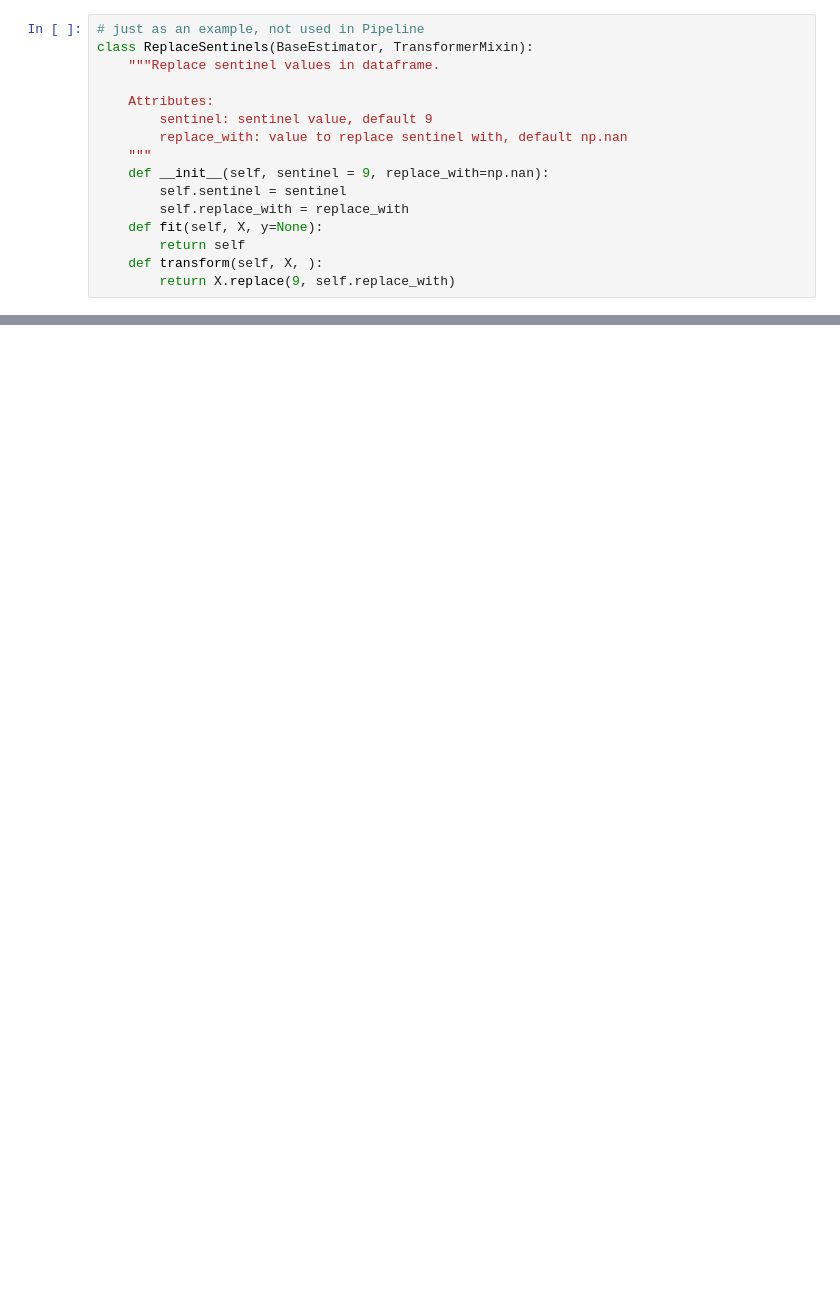
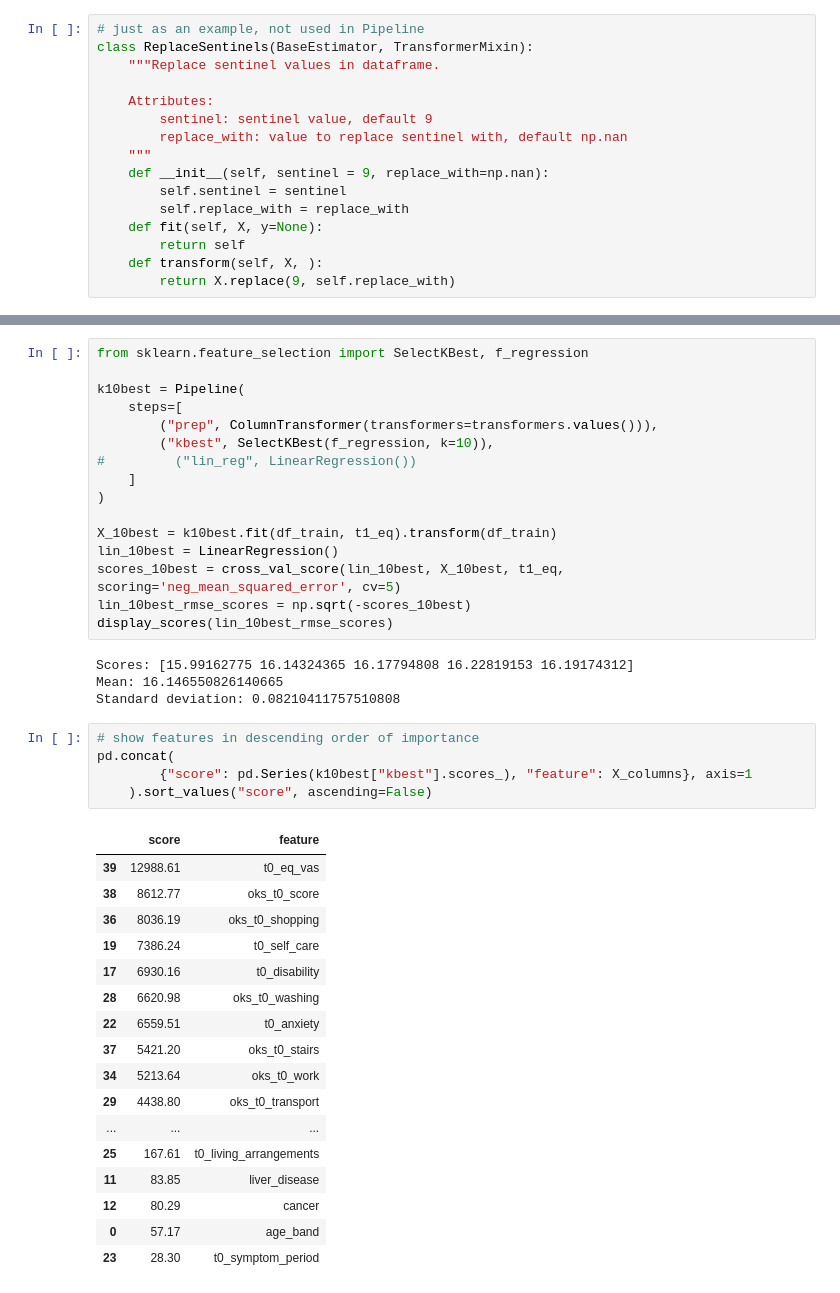
Before and after one commit to EAISI/application-project-nhs-proms, a Jupyter notebook: notebooks/3.0-modeling-regression.ipynb, the cells around one changed output, grey strips where cells are left out. Cells and saved outputs as stored; diff of their text form; blank space fills up the shorter version.

```diff
--- a/notebooks/3.0-modeling-regression.ipynb
+++ b/notebooks/3.0-modeling-regression.ipynb
@@ -244,0 +289,43 @@ plt.scatter(t0_eq, t1_eq, alpha=0.1);
+# %%
+from sklearn.feature_selection import SelectKBest, f_regression
+
+k10best = Pipeline(
+    steps=[
+        ("prep", ColumnTransformer(transformers=transformers.values())),
+        ("kbest", SelectKBest(f_regression, k=10)),
+#         ("lin_reg", LinearRegression())
+    ]
+)
+
+X_10best = k10best.fit(df_train, t1_eq).transform(df_train)
+lin_10best = LinearRegression()
+scores_10best = cross_val_score(lin_10best, X_10best, t1_eq, scoring='neg_mean_squared_error', cv=5)
+lin_10best_rmse_scores = np.sqrt(-scores_10best)
+display_scores(lin_10best_rmse_scores)
+# %% [output]
+Scores: [15.99162775 16.14324365 16.17794808 16.22819153 16.19174312]
+Mean: 16.146550826140665
+Standard deviation: 0.08210411757510808
+# %%
+# show features in descending order of importance
+pd.concat(
+        {"score": pd.Series(k10best["kbest"].scores_), "feature": X_columns}, axis=1
+    ).sort_values("score", ascending=False)
+# %% [output]
+|  | score | feature |
+| 39 | 12988.61 | t0_eq_vas |
+| 38 | 8612.77 | oks_t0_score |
+| 36 | 8036.19 | oks_t0_shopping |
+| 19 | 7386.24 | t0_self_care |
+| 17 | 6930.16 | t0_disability |
+| 28 | 6620.98 | oks_t0_washing |
+| 22 | 6559.51 | t0_anxiety |
+| 37 | 5421.20 | oks_t0_stairs |
+| 34 | 5213.64 | oks_t0_work |
+| 29 | 4438.80 | oks_t0_transport |
+| ... | ... | ... |
+| 25 | 167.61 | t0_living_arrangements |
+| 11 | 83.85 | liver_disease |
+| 12 | 80.29 | cancer |
+| 0 | 57.17 | age_band |
+| 23 | 28.30 | t0_symptom_period |
```
Also changed, not shown: parts of 34 cells of this notebook, 2 other files.
